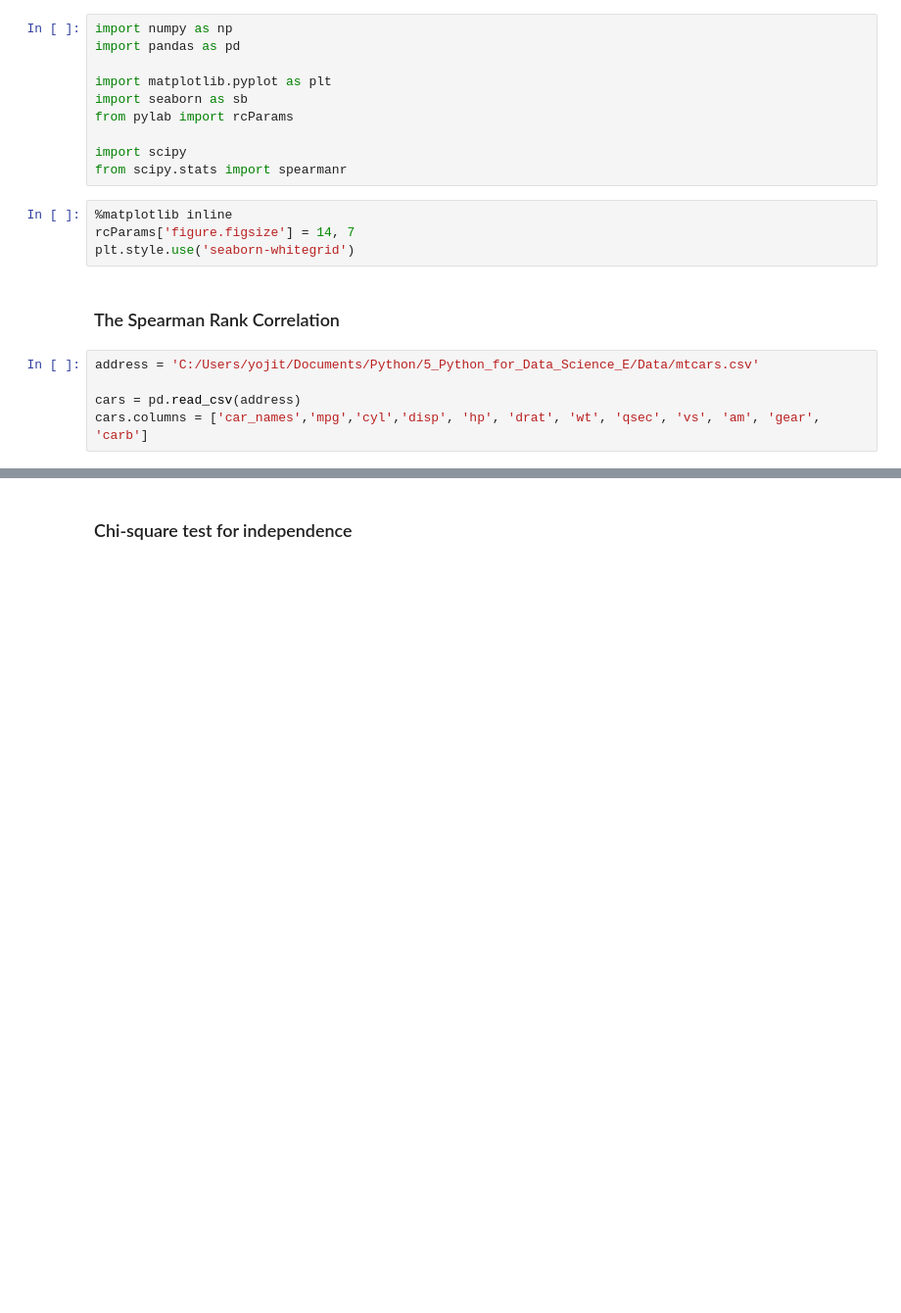
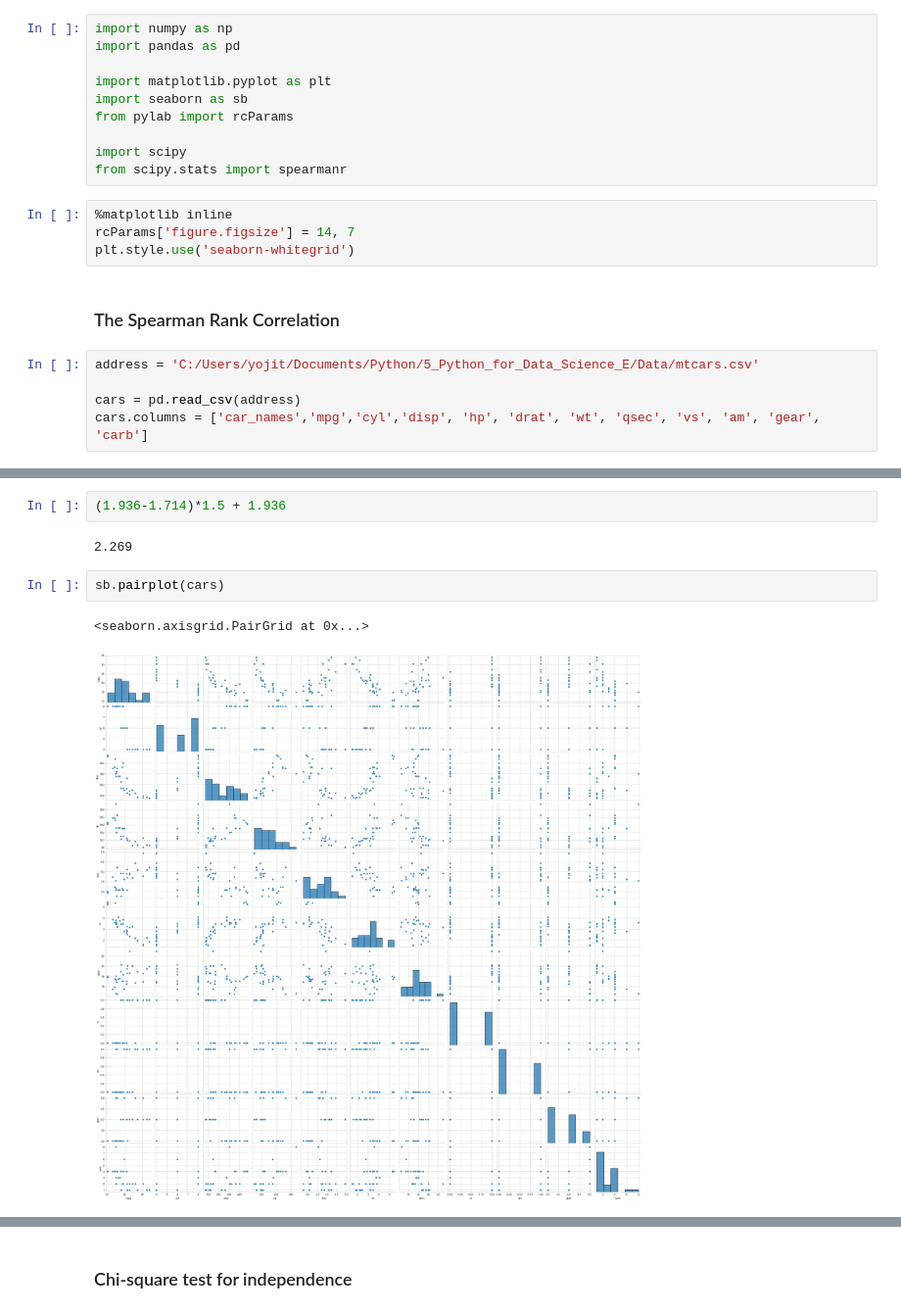
Before and after one commit to yoji-toriumi/Data_Science_E, a Jupyter notebook: 05_06_begin/05_06_begin.ipynb, the cells around one changed output, grey strips where cells are left out. Shown at 98% size. Drawn from its saved outputs; the diff is of its cells as text; blank space fills up the shorter version.

```diff
--- a/05_06_begin/05_06_begin.ipynb
+++ b/05_06_begin/05_06_begin.ipynb
@@ -49,0 +46,9 @@ Spearman Rank Correlation Coefficient -0.564
+# %%
+(1.936-1.714)*1.5 + 1.936
+# %% [output]
+2.269
+# %%
+sb.pairplot(cars)
+# %% [output]
+<seaborn.axisgrid.PairGrid at 0x...>
+[figure, added]
```
Also changed, not shown: parts of 19 cells of this notebook, 1 other file.
